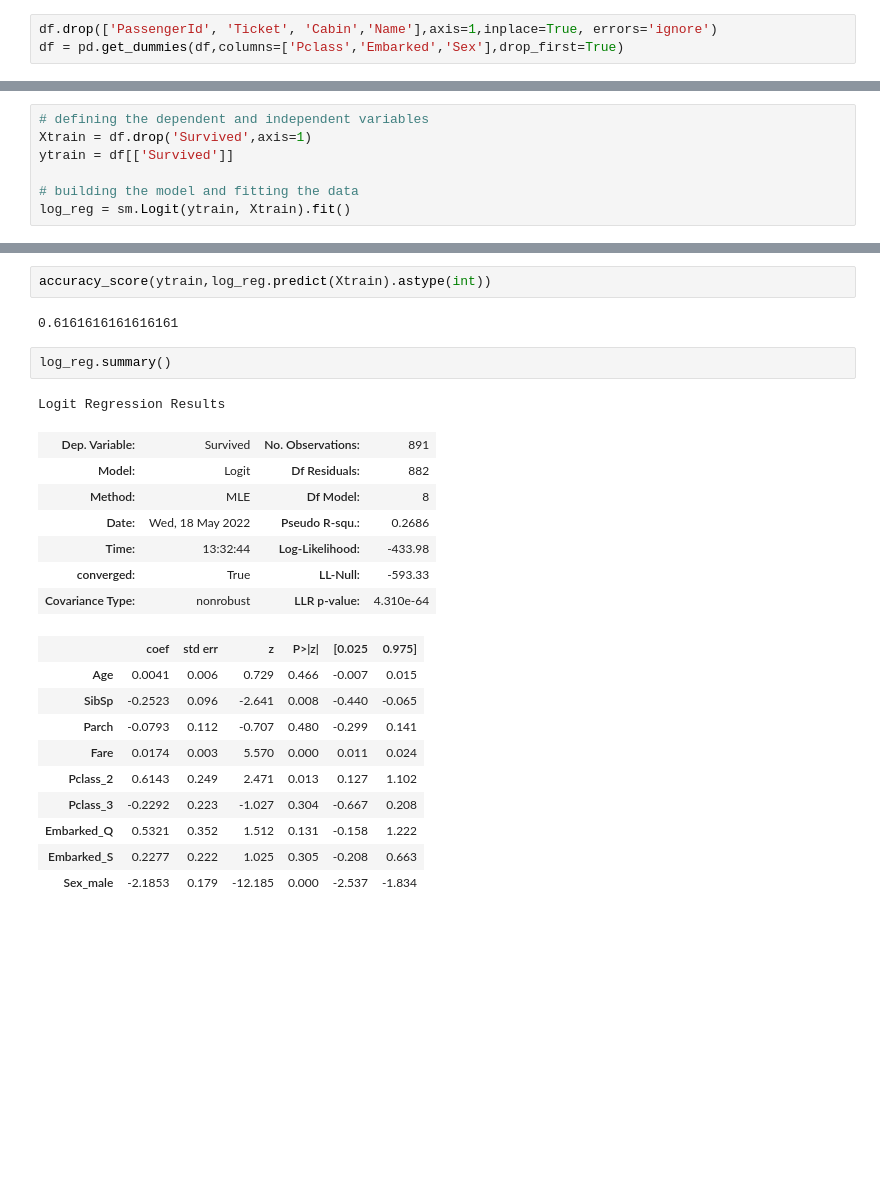
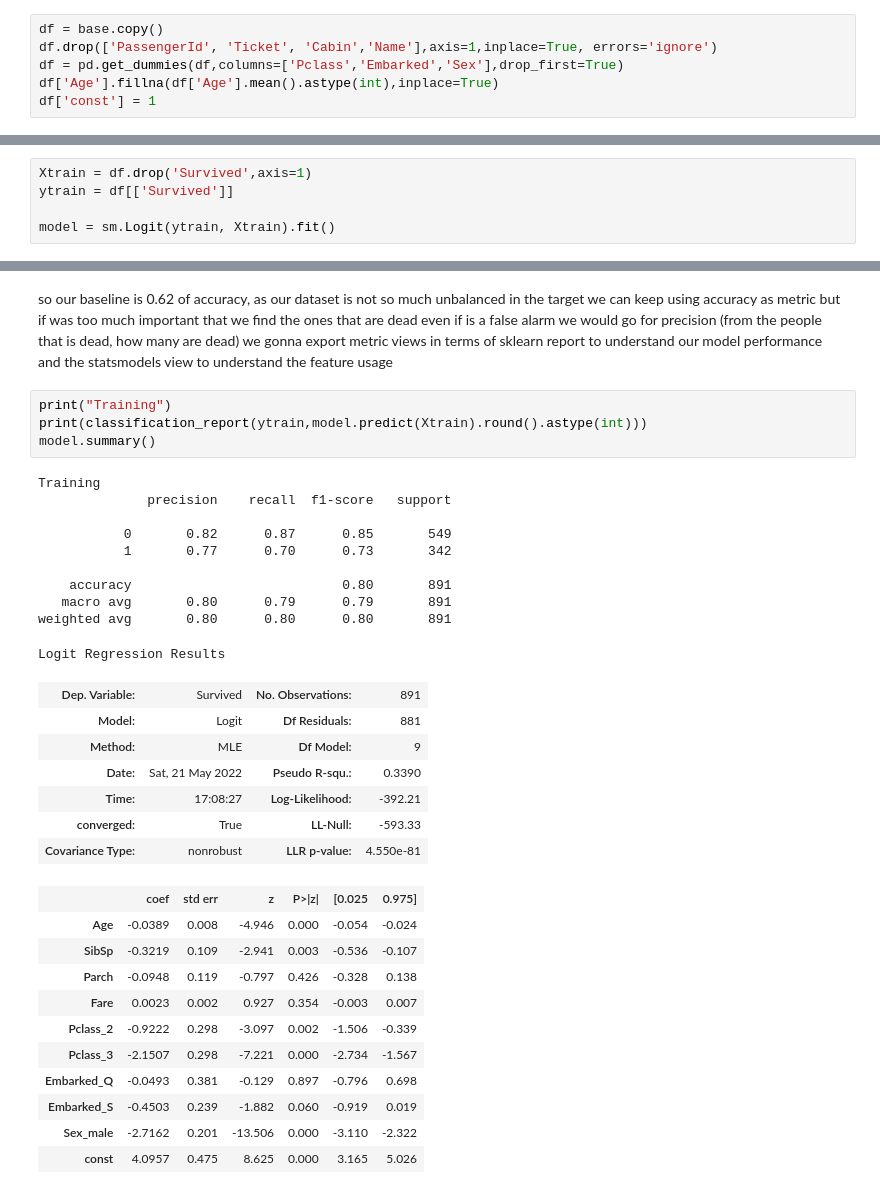
Before and after one commit to kisukegremory/titanic-multivariate-analysis, a Jupyter notebook: 1 - Statsmodels.ipynb, the cells around one changed output, grey strips where cells are left out. Cells and saved outputs as stored; diff of their text form; blank space fills up the shorter version.

```diff
--- a/1 - Statsmodels.ipynb
+++ b/1 - Statsmodels.ipynb
@@ -18,3 +23,6 @@ df.head(2)
 # %%
+df = base.copy()
 df.drop(['PassengerId', 'Ticket', 'Cabin','Name'],axis=1,inplace=True, errors='ignore')
 df = pd.get_dummies(df,columns=['Pclass','Embarked','Sex'],drop_first=True)
+df['Age'].fillna(df['Age'].mean().astype(int),inplace=True)
+df['const'] = 1
@@ -29,9 +29,7 @@ df['Age'].fillna(df['Age'].mean().astype(int),inplace=True)
 # %%
-# defining the dependent and independent variables
 Xtrain = df.drop('Survived',axis=1)
 ytrain = df[['Survived']]
 
-# building the model and fitting the data
-log_reg = sm.Logit(ytrain, Xtrain).fit()
+model = sm.Logit(ytrain, Xtrain).fit()
 # %% [output]
 Optimization terminated successfully.
@@ -40,25 +47,35 @@ Optimization terminated successfully.
+# %% [markdown]
+so our baseline is 0.62 of accuracy, as our dataset is not so much unbalanced in the target we can keep using accuracy as metric but if was too much important that we find the ones that are dead even if is a false alarm we would go for precision (from the people that is dead, how many are dead) we gonna export metric views in terms of sklearn report to understand our model performance and the statsmodels view to understand the feature usage
 # %%
-accuracy_score(ytrain,log_reg.predict(Xtrain).astype(int))
+print("Training")
+print(classification_report(ytrain,model.predict(Xtrain).round().astype(int)))
+model.summary()
 # %% [output]
-0.6161616161616161
+Training
+              precision    recall  f1-score   support
+
+           0       0.82      0.87      0.85       549
+           1       0.77      0.70      0.73       342
+
+    accuracy                           0.80       891
+   macro avg       0.80      0.79      0.79       891
+weighted avg       0.80      0.80      0.80       891
+Logit Regression Results
+| Dep. Variable: | Survived | No. Observations: | 891 |
+| Model: | Logit | Df Residuals: | 881 |
+| Method: | MLE | Df Model: | 9 |
+| Date: | Sat, 21 May 2022 | Pseudo R-squ.: | 0.3390 |
+| Time: | 17:08:27 | Log-Likelihood: | -392.21 |
+| converged: | True | LL-Null: | -593.33 |
+| Covariance Type: | nonrobust | LLR p-value: | 4.550e-81 |
+|  | coef | std err | z | P>|z| | [0.025 | 0.975] |
+| Age | -0.0389 | 0.008 | -4.946 | 0.000 | -0.054 | -0.024 |
+| SibSp | -0.3219 | 0.109 | -2.941 | 0.003 | -0.536 | -0.107 |
+| Parch | -0.0948 | 0.119 | -0.797 | 0.426 | -0.328 | 0.138 |
+| Fare | 0.0023 | 0.002 | 0.927 | 0.354 | -0.003 | 0.007 |
+| Pclass_2 | -0.9222 | 0.298 | -3.097 | 0.002 | -1.506 | -0.339 |
+| Pclass_3 | -2.1507 | 0.298 | -7.221 | 0.000 | -2.734 | -1.567 |
+| Embarked_Q | -0.0493 | 0.381 | -0.129 | 0.897 | -0.796 | 0.698 |
+| Embarked_S | -0.4503 | 0.239 | -1.882 | 0.060 | -0.919 | 0.019 |
+| Sex_male | -2.7162 | 0.201 | -13.506 | 0.000 | -3.110 | -2.322 |
+| const | 4.0957 | 0.475 | 8.625 | 0.000 | 3.165 | 5.026 |
-# %%
-log_reg.summary()
-# %% [output]
-Logit Regression Results
-| Dep. Variable: | Survived | No. Observations: | 891 |
-| Model: | Logit | Df Residuals: | 882 |
-| Method: | MLE | Df Model: | 8 |
-| Date: | Wed, 18 May 2022 | Pseudo R-squ.: | 0.2686 |
-| Time: | 13:32:44 | Log-Likelihood: | -433.98 |
-| converged: | True | LL-Null: | -593.33 |
-| Covariance Type: | nonrobust | LLR p-value: | 4.310e-64 |
-|  | coef | std err | z | P>|z| | [0.025 | 0.975] |
-| Age | 0.0041 | 0.006 | 0.729 | 0.466 | -0.007 | 0.015 |
-| SibSp | -0.2523 | 0.096 | -2.641 | 0.008 | -0.440 | -0.065 |
-| Parch | -0.0793 | 0.112 | -0.707 | 0.480 | -0.299 | 0.141 |
-| Fare | 0.0174 | 0.003 | 5.570 | 0.000 | 0.011 | 0.024 |
-| Pclass_2 | 0.6143 | 0.249 | 2.471 | 0.013 | 0.127 | 1.102 |
-| Pclass_3 | -0.2292 | 0.223 | -1.027 | 0.304 | -0.667 | 0.208 |
-| Embarked_Q | 0.5321 | 0.352 | 1.512 | 0.131 | -0.158 | 1.222 |
-| Embarked_S | 0.2277 | 0.222 | 1.025 | 0.305 | -0.208 | 0.663 |
-| Sex_male | -2.1853 | 0.179 | -12.185 | 0.000 | -2.537 | -1.834 |
```
Also changed, not shown: parts of 25 cells of this notebook.
